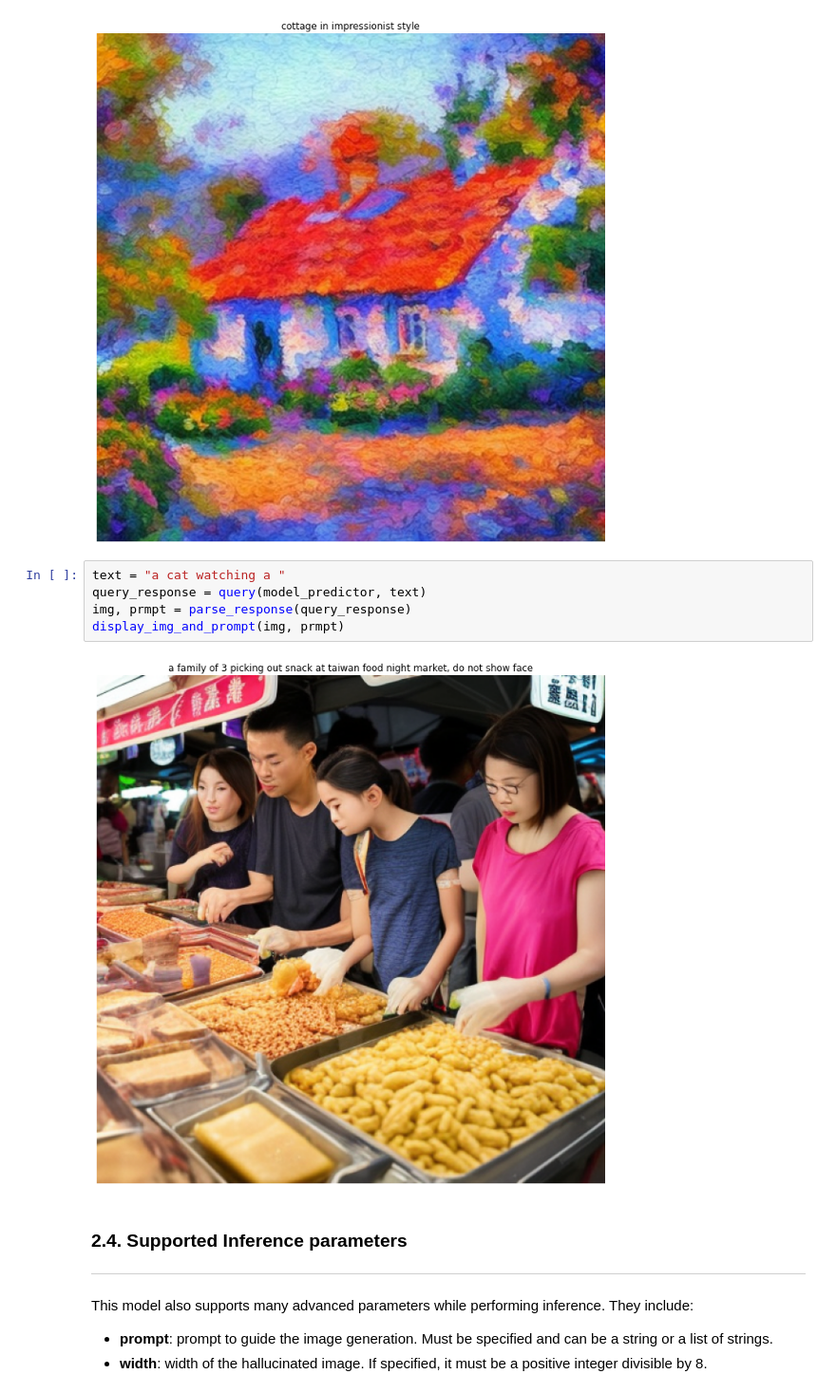
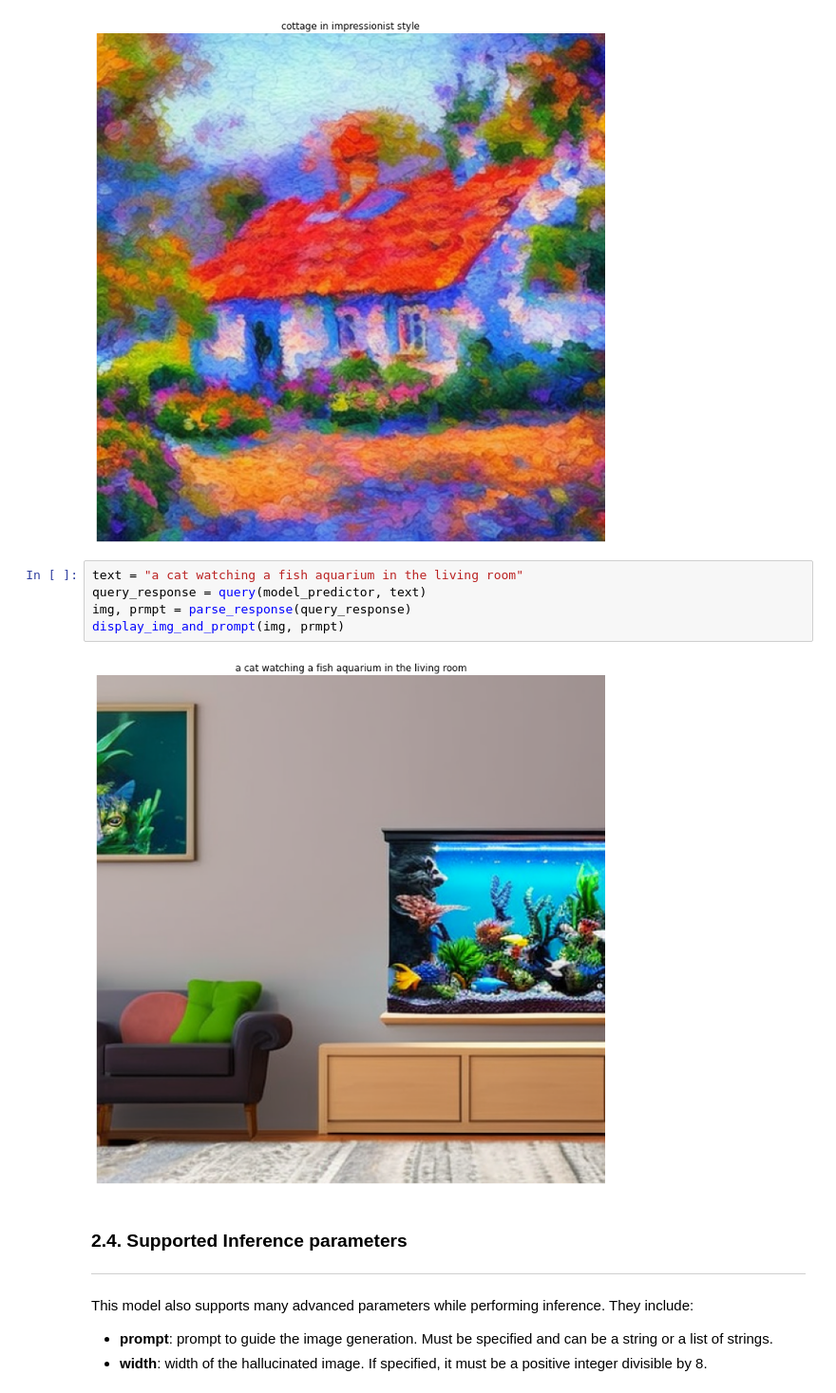
Before and after one commit to liuclarahy/amazon-sagemaker-generativeai, a Jupyter notebook: text-to-image/stable-diffusion-inference.ipynb, the cells around one changed output. Shown at 95% size. Drawn from its saved outputs; the diff is of its cells as text.

```diff
--- a/text-to-image/stable-diffusion-inference.ipynb
+++ b/text-to-image/stable-diffusion-inference.ipynb
@@ -222,12 +222,12 @@ display_img_and_prompt(img, prmpt)
 # %% [output]
 [figure]
 # %%
-text = "a cat watching a "
+text = "a cat watching a fish aquarium in the living room"
 query_response = query(model_predictor, text)
 img, prmpt = parse_response(query_response)
 display_img_and_prompt(img, prmpt)
 # %% [output]
-[figure, old version]
+[figure, new version]
 # %% [markdown]
 ### 2.4. Supported Inference parameters
 
```
